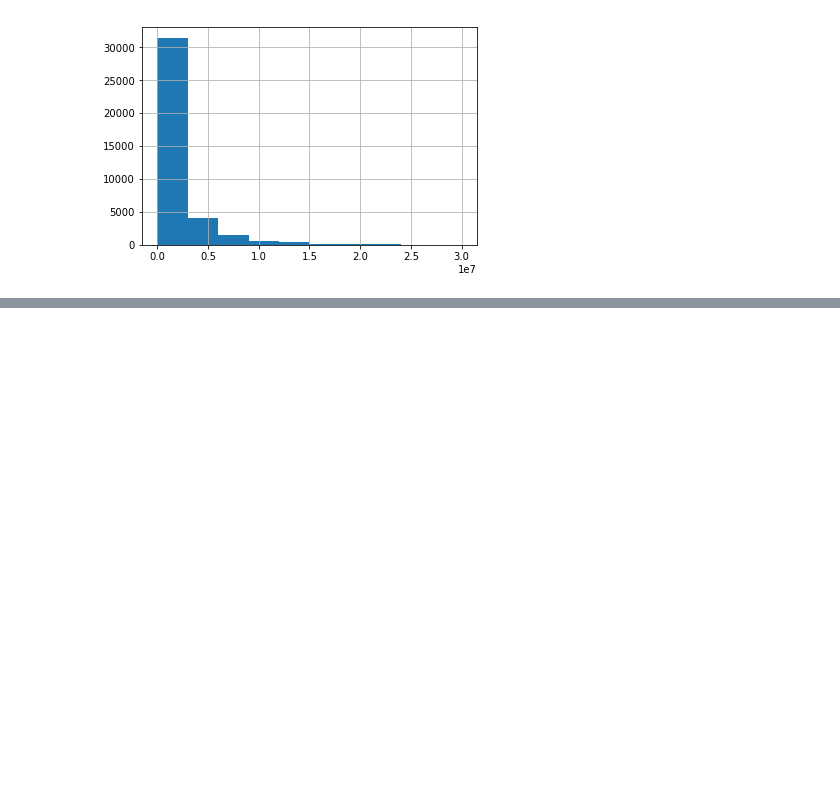
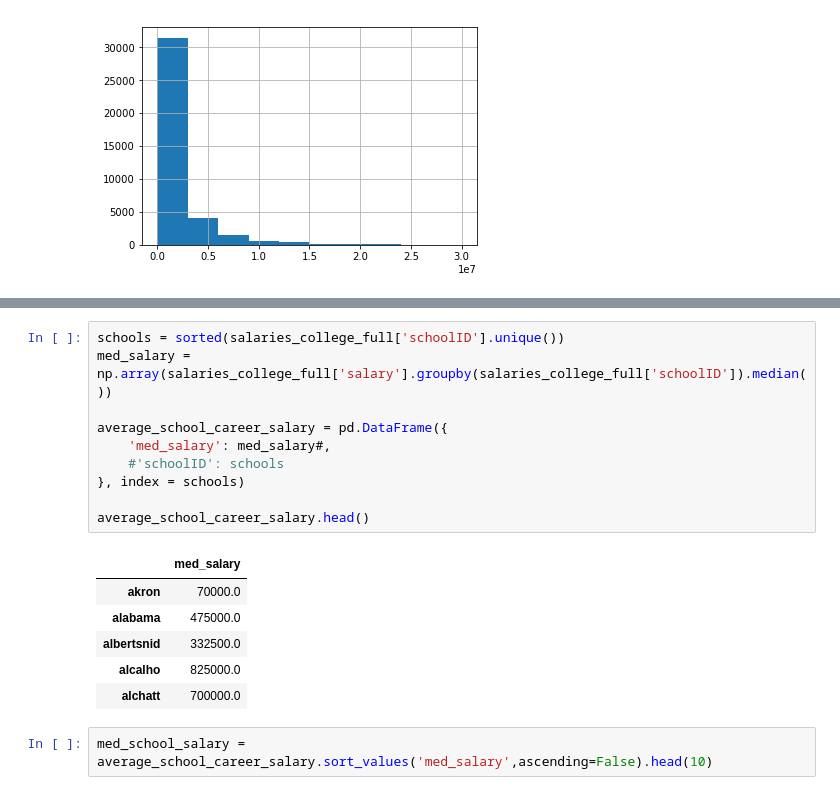
Before and after one commit to stephenlaw30/DataScienceMasters, a Jupyter notebook: Stats/Udacity/DataAnalystNanoDegree/IntroToDataAnalysis/Final/FinalProjectBaseball.ipynb, the cells around one changed output, grey strips where cells are left out. Cells and saved outputs as stored; diff of their text form; blank space fills up the shorter version.

```diff
--- a/Stats/Udacity/DataAnalystNanoDegree/IntroToDataAnalysis/Final/FinalProjectBaseball.ipynb
+++ b/Stats/Udacity/DataAnalystNanoDegree/IntroToDataAnalysis/Final/FinalProjectBaseball.ipynb
@@ -70,0 +88,19 @@ SyntaxError: invalid syntax (<ipython-input-47-292187f556aa>, line 1)
+# %%
+schools = sorted(salaries_college_full['schoolID'].unique())
+med_salary = np.array(salaries_college_full['salary'].groupby(salaries_college_full['schoolID']).median())
+
+average_school_career_salary = pd.DataFrame({
+    'med_salary': med_salary#,
+    #'schoolID': schools
+}, index = schools)
+
+average_school_career_salary.head()
+# %% [output]
+|  | med_salary |
+| akron | 70000.0 |
+| alabama | 475000.0 |
+| albertsnid | 332500.0 |
+| alcalho | 825000.0 |
+| alchatt | 700000.0 |
+# %%
+med_school_salary = average_school_career_salary.sort_values('med_salary',ascending=False).head(10)
```
Also changed, not shown: parts of 11 cells of this notebook.
